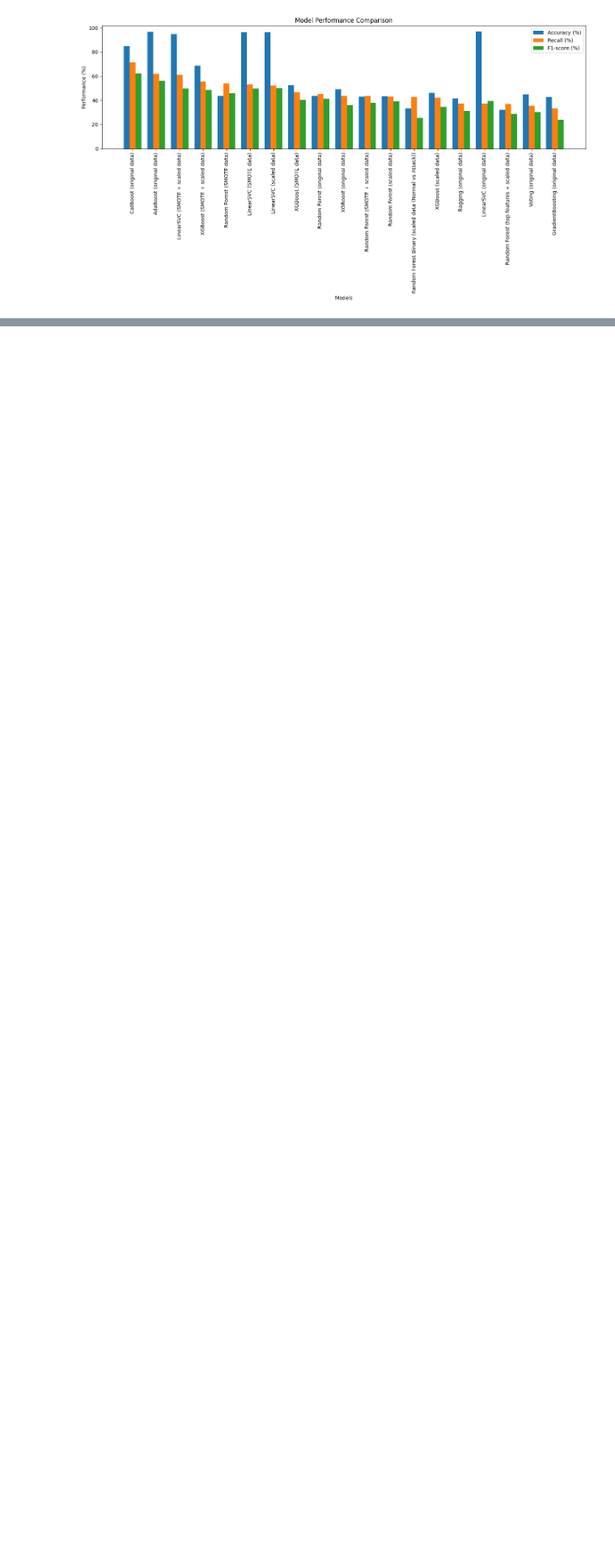
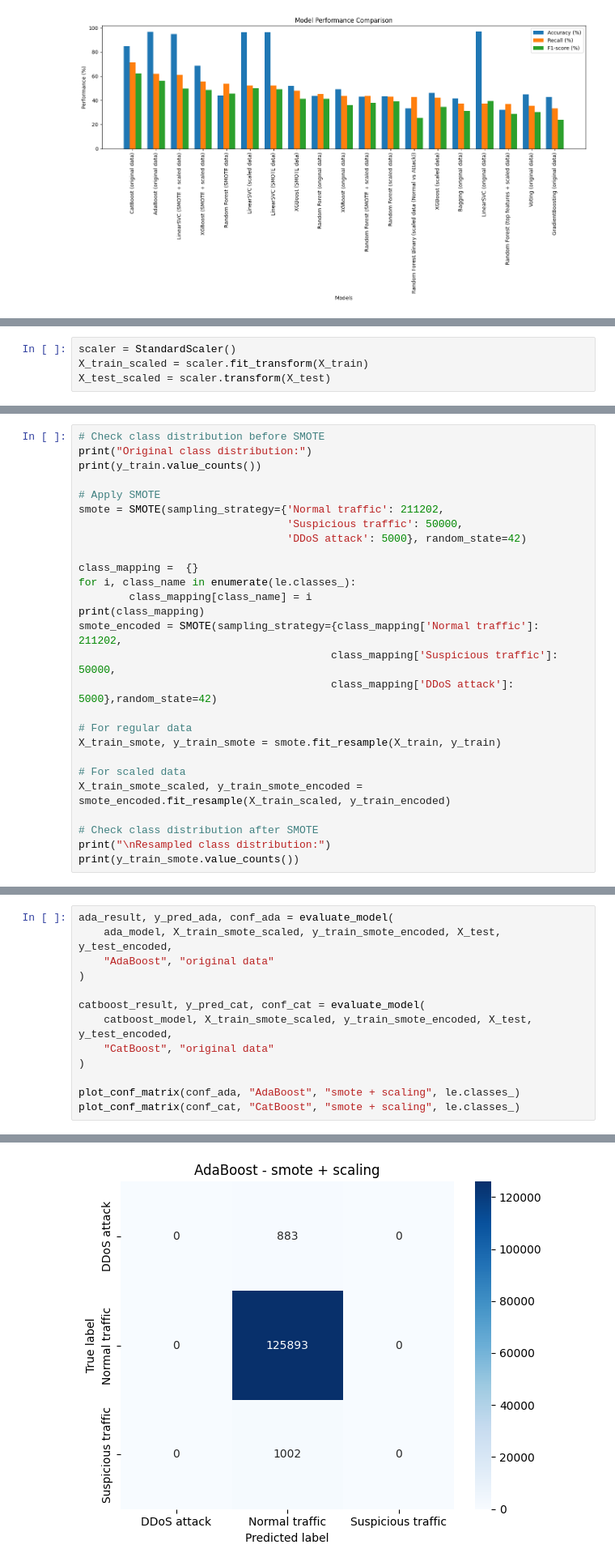
Before and after one commit to varsanyimate/ddos, a Jupyter notebook: src/baseline_model_comparison.ipynb, the cells around one changed output, grey strips where cells are left out. Shown at 81% size. Drawn from its saved outputs; the diff is of its cells as text; blank space fills up the shorter version.

```diff
--- a/src/baseline_model_comparison.ipynb
+++ b/src/baseline_model_comparison.ipynb
@@ -597,0 +975,4 @@ plt.show()
+# %%
+scaler = StandardScaler()
+X_train_scaled = scaler.fit_transform(X_train)
+X_test_scaled = scaler.transform(X_test)
@@ -597,0 +987,27 @@ plt.show()
+# %%
+# Check class distribution before SMOTE
+print("Original class distribution:")
+print(y_train.value_counts())
+
+# Apply SMOTE
+smote = SMOTE(sampling_strategy={'Normal traffic': 211202,
+                                 'Suspicious traffic': 50000,
+                                 'DDoS attack': 5000}, random_state=42)
+
+class_mapping =  {}
+for i, class_name in enumerate(le.classes_):
+        class_mapping[class_name] = i
+print(class_mapping)
+smote_encoded = SMOTE(sampling_strategy={class_mapping['Normal traffic']: 211202,
+                                        class_mapping['Suspicious traffic']: 50000,
+                                        class_mapping['DDoS attack']: 5000},random_state=42)
+
+# For regular data
+X_train_smote, y_train_smote = smote.fit_resample(X_train, y_train)
+
+# For scaled data
+X_train_smote_scaled, y_train_smote_encoded = smote_encoded.fit_resample(X_train_scaled, y_train_encoded)
+
+# Check class distribution after SMOTE
+print("\nResampled class distribution:")
+print(y_train_smote.value_counts())
@@ -597,0 +1029,14 @@ plt.show()
+# %%
+ada_result, y_pred_ada, conf_ada = evaluate_model(
+    ada_model, X_train_smote_scaled, y_train_smote_encoded, X_test, y_test_encoded,
+    "AdaBoost", "original data"
+)
+
+catboost_result, y_pred_cat, conf_cat = evaluate_model(
+    catboost_model, X_train_smote_scaled, y_train_smote_encoded, X_test, y_test_encoded,
+    "CatBoost", "original data"
+)
+
+plot_conf_matrix(conf_ada, "AdaBoost", "smote + scaling", le.classes_)
+plot_conf_matrix(conf_cat, "CatBoost", "smote + scaling", le.classes_)
+# %% [output]
@@ -597,0 +1055 @@ plt.show()
+[figure, added]
```
Also changed, not shown: parts of 33 cells of this notebook, 3 other files.
